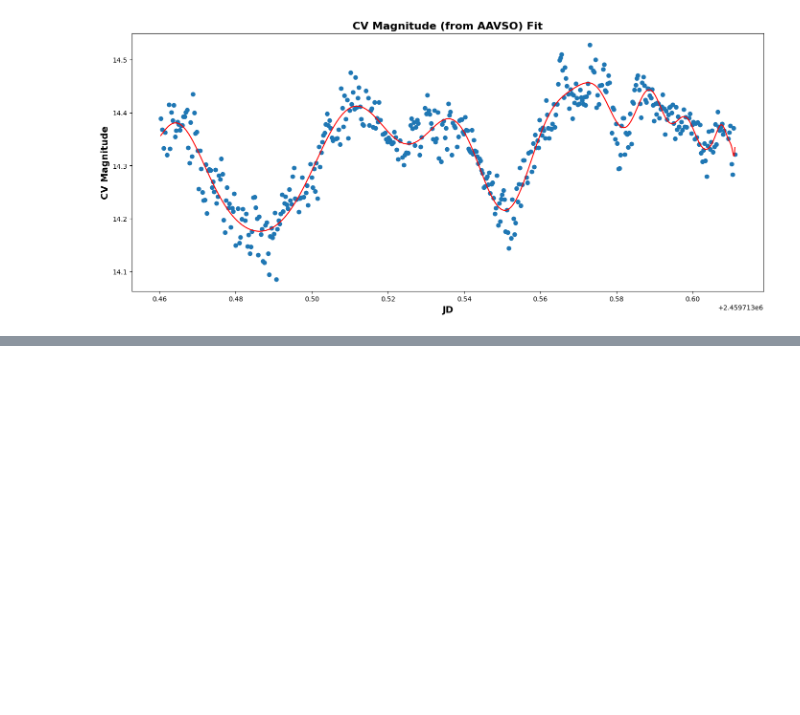
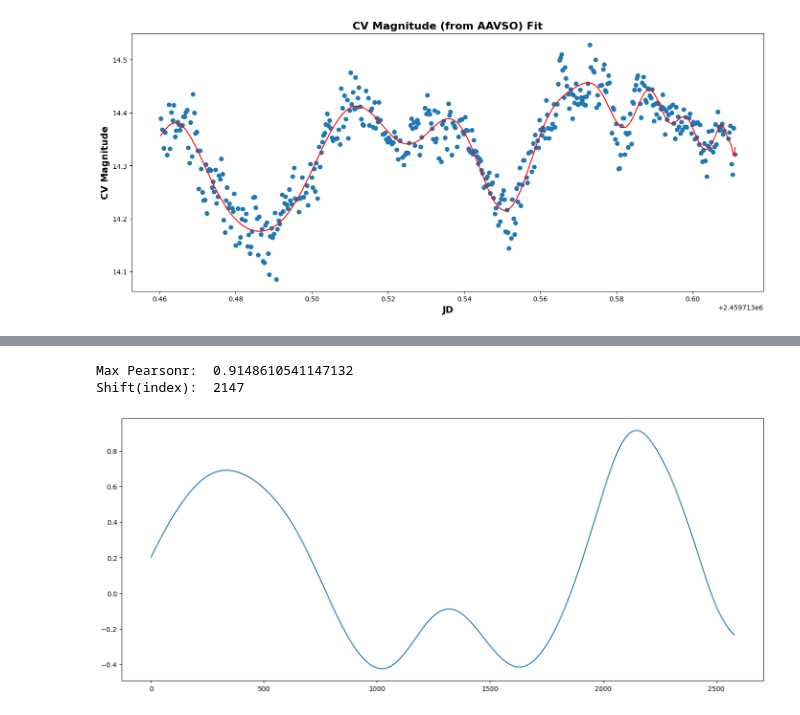
Before and after one commit to AnningGao/2022jrp, a Jupyter notebook: DateReduction.ipynb, the cells around one changed output, grey strips where cells are left out. Cells and saved outputs as stored; diff of their text form; code cells hidden in the pictures; blank space fills up the shorter version.

```diff
--- a/DateReduction.ipynb
+++ b/DateReduction.ipynb
@@ -522 +515,16 @@ plt.legend()
+# %%
+# try another method: calculate the pearson coefficient considering all possible shifts
+
+pearsons = []
+for i in range(-len(EW_inter)+len(aavso_point2)):
+    pearsons.append(pearsonr(EW_inter, aavso_point2[i:i+len(EW_inter)])[0])
+pearsons = np.array(pearsons)
+plt.plot(pearsons)
+print('Max Pearsonr: ', np.max(pearsons))
+shift_max = np.where(pearsons==np.max(pearsons))[0][0]
+print('Shift(index): ', shift_max)
+# %% [output]
+Max Pearsonr:  0.9148610541147132
+Shift(index):  2147
+[figure, added]
 # %%
```
Also changed, not shown: parts of 29 cells of this notebook.
